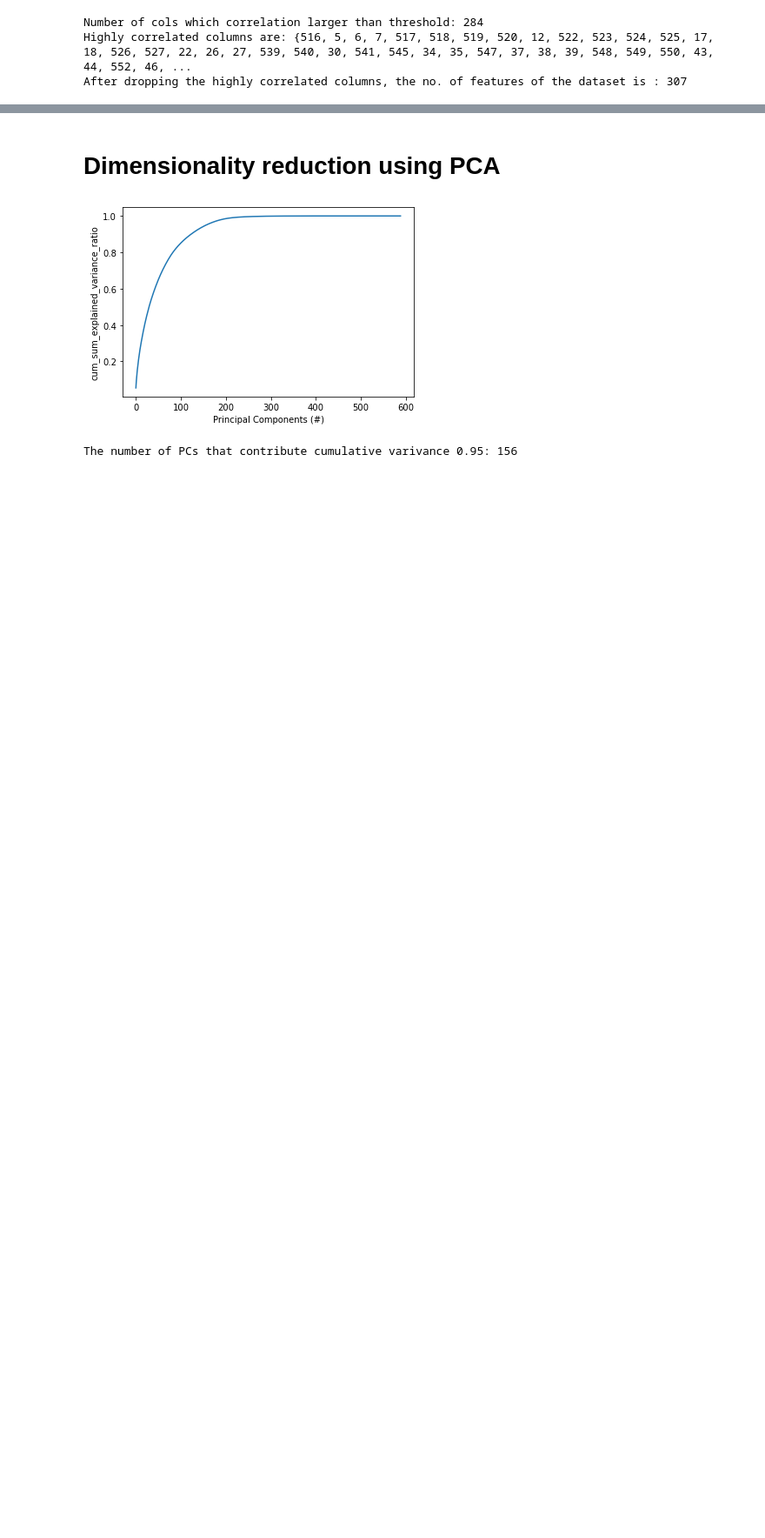
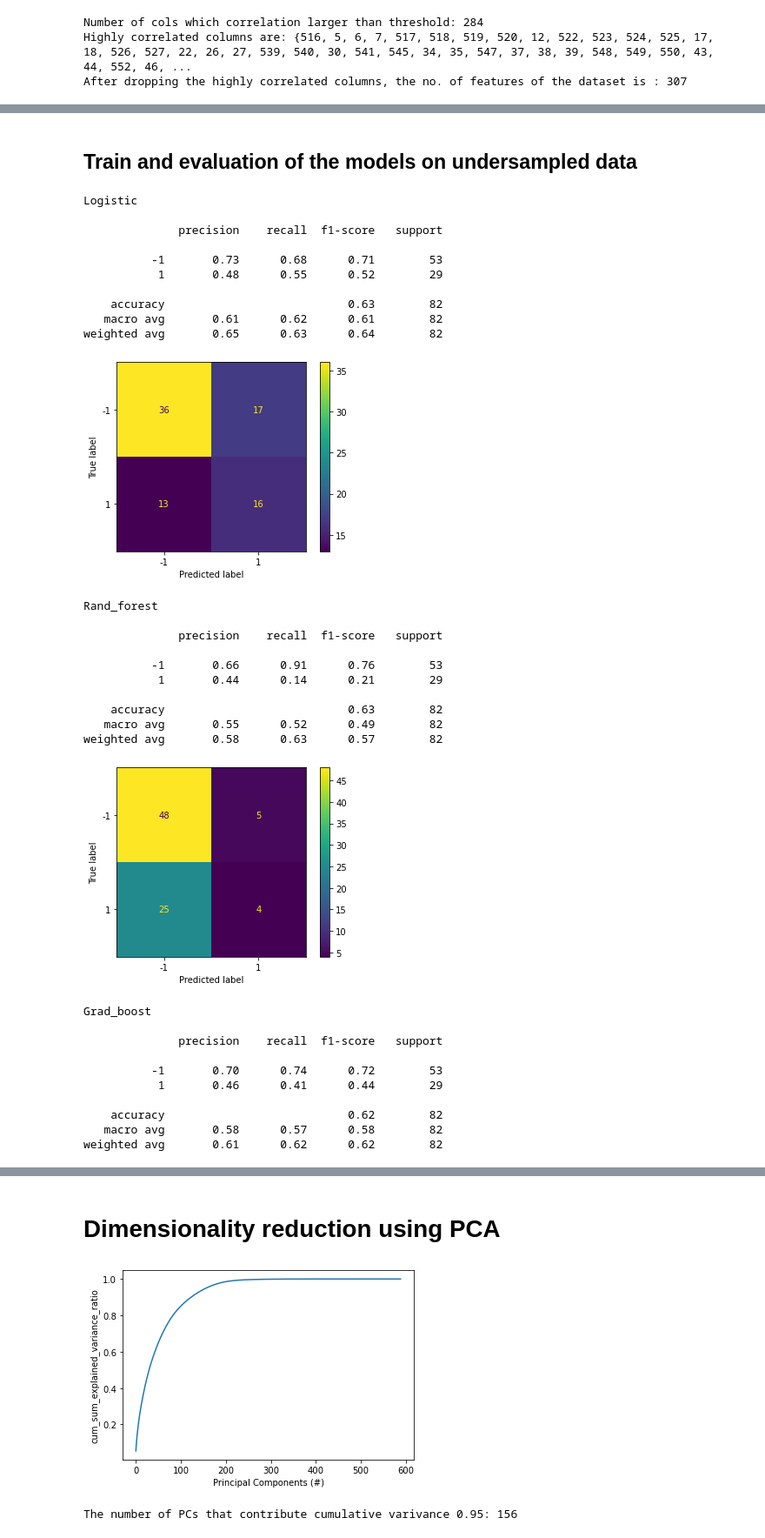
Before and after one commit to puretirathaiah/Semicond_wafer_fail, a Jupyter notebook: SemiCon.ipynb, the cells around one changed output, grey strips where cells are left out. Shown: that part at 87% size. Cells and saved outputs as stored; diff of their text form; code cells hidden in the pictures; blank space fills up the shorter version.

```diff
--- a/SemiCon.ipynb
+++ b/SemiCon.ipynb
@@ -283,11 +238,0 @@ weighted avg       0.87      0.93      0.90       471
-# %%
-# XGB Classifier
-xgb_clf = XGBClassifier(random_state=42, n_jobs=-1)
-xgb_clf.fit(X_train, y_train)
-y_predict_xgb_clf = xgb_clf.predict(X_test)
-
-# Derive confusion matrix
-cm_xgb_clf = confusion_matrix(y_test, y_predict_xgb_clf, labels=xgb_clf.classes_)
-ConfusionMatrixDisplay(cm_xgb_clf, display_labels=xgb_clf.classes_).plot(include_values=True)
-
-print(classification_report(y_test, y_predict_xgb_clf))
@@ -613,0 +251,14 @@ weighted avg       0.99      0.99      0.99       471
+# %%
+models = [('Logistic', LogisticRegression(random_state=42)),
+          ('Rand_forest', RandomForestClassifier(random_state=42)),
+          ('Grad_boost', GradientBoostingClassifier(random_state=42))]
+
+for name, model in models:
+    model.fit(X_train, y_train)
+    y_predict = model.predict(X_test)
+    cmat = confusion_matrix(y_test, y_predict, labels=model.classes_)
+
+    print(f'{name}\n')
+    print(classification_report(y_test, y_predict, zero_division=1))
+    ConfusionMatrixDisplay(cmat, display_labels=model.classes_).plot(include_values=True)
+    plt.show()
@@ -613,0 +345,49 @@ weighted avg       0.99      0.99      0.99       471
+# %% [markdown]
+## Train and evaluation of the models on undersampled data
+# %%
+models = [('Logistic', LogisticRegression(random_state=42, n_jobs=-1)),
+          ('Rand_forest', RandomForestClassifier(random_state=42, n_jobs=-1)),
+          ('Grad_boost', GradientBoostingClassifier(random_state=42))]
+
+for name, model in models:
+    model.fit(X_train_us, y_train_us)
+    y_predict_us = model.predict(X_test_us)
+    cmat = confusion_matrix(y_test_us, y_predict_us, labels=model.classes_)
+
+    print(f'{name}\n')
+    print(classification_report(y_test_us, y_predict_us))
+    ConfusionMatrixDisplay(cmat, display_labels=model.classes_).plot(include_values=True)
+    plt.show()
+# %% [output]
+Logistic
+
+              precision    recall  f1-score   support
+
+          -1       0.73      0.68      0.71        53
+           1       0.48      0.55      0.52        29
+
+    accuracy                           0.63        82
+   macro avg       0.61      0.62      0.61        82
+weighted avg       0.65      0.63      0.64        82
+[figure, added]
+Rand_forest
+
+              precision    recall  f1-score   support
+
+          -1       0.66      0.91      0.76        53
+           1       0.44      0.14      0.21        29
+
+    accuracy                           0.63        82
+   macro avg       0.55      0.52      0.49        82
+weighted avg       0.58      0.63      0.57        82
+[figure, added]
+Grad_boost
+
+              precision    recall  f1-score   support
+
+          -1       0.70      0.74      0.72        53
+           1       0.46      0.41      0.44        29
+
+    accuracy                           0.62        82
+   macro avg       0.58      0.57      0.58        82
+weighted avg       0.61      0.62      0.62        82
```
Also changed, not shown: parts of 101 cells of this notebook.
